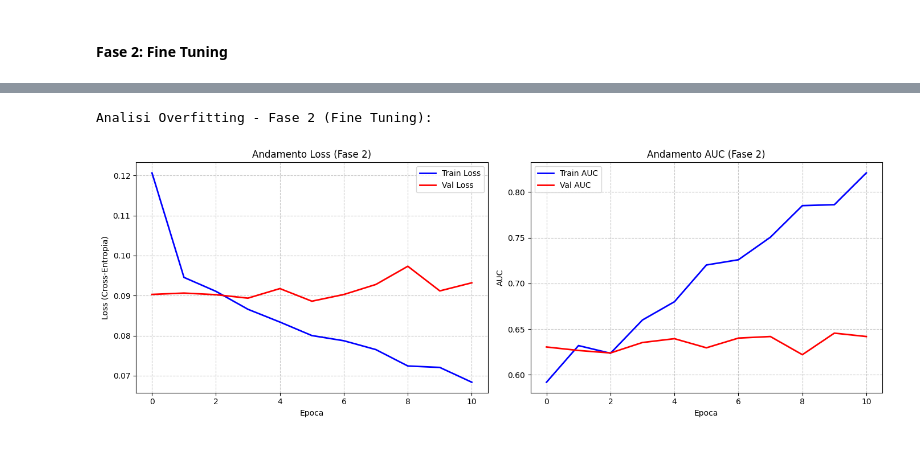
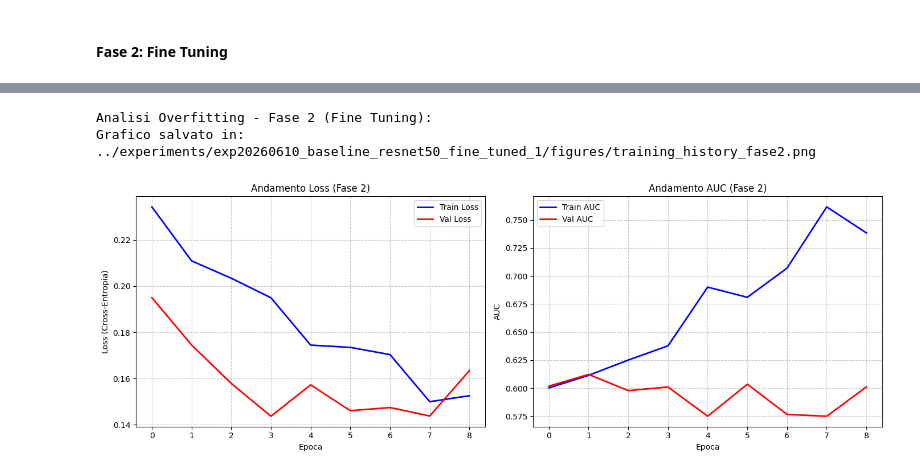
Before and after one commit to MarrasFederico/MammoDiffusion-v1.1, a Jupyter notebook: notebooks/05_model_baseline_classificatore.ipynb, the cells around one changed output, grey strips where cells are left out. Drawn from its saved outputs; the diff is of its cells as text; code cells hidden in the pictures.

```diff
--- a/notebooks/05_model_baseline_classificatore.ipynb
+++ b/notebooks/05_model_baseline_classificatore.ipynb
@@ -62,7 +65,7 @@ IMAGENET_MEAN = tf.constant([0.485, 0.456, 0.406])
 IMAGENET_STD = tf.constant([0.229, 0.224, 0.225])
 
 # Cartella per salvare i modelli
-OUTPUT_DIR = os.path.join(BASE_PATH, 'experiments', 'exp20260608_baseline_resnet50_fine_tuned')
+OUTPUT_DIR = os.path.join(BASE_PATH, 'experiments', 'exp20260610_baseline_resnet50_fine_tuned_2')
 os.makedirs(OUTPUT_DIR, exist_ok=True)
 
 # Imposta il seed per la riproducibilità
@@ -243,14 +259,14 @@ W0000 00:00:1781037336.700416   13769 prefetch_autotuner.cc:55] Prefetch autotun
 # %% [markdown]
 #### Fase 2: Fine Tuning
 # %%
-# Scongela l'intero modello base
 base_model.trainable = True
+set_trainable = False
 
-# Ricongela i layer inferiori, lasciando allenabili solo gli ultimi 7
-for layer in base_model.layers[:-7]:
-    layer.trainable = False
+for layer in base_model.layers:
+    if layer.name == 'conv5_block3_1_conv':
+        set_trainable = True
+    layer.trainable = set_trainable
 
-# Ricontrolla i layer allenabili
 print(f"Totale layer nel base_model: {len(base_model.layers)}")
 print(f"Layer addestrabili: {len(model.trainable_variables)}")
 
@@ -263,7 +279,6 @@ def focal_loss(gamma=2.0, alpha=0.75):
         return tf.reduce_mean(focal_weight * bce)
     return loss_fn
 
-# Ricompila il modello con un Learning Rate MOLTO basso (fondamentale!)
 model.compile(
     optimizer=keras.optimizers.Adam(learning_rate=1e-5),
     loss=focal_loss(gamma=2.0, alpha=0.75),
@@ -276,22 +291,23 @@ model.compile(
 
 callbacks_fase2 = [
     keras.callbacks.EarlyStopping(
-        monitor='val_loss', # stabile non oscilla
-        patience=5, # riducendo patience il segnale è più pulito
+        monitor='val_auc',
+        patience=5,
         min_delta=1e-3,
         restore_best_weights=True,
-        mode='min'
+        mode='max'
     ),
     keras.callbacks.ModelCheckpoint(
         os.path.join(OUTPUT_DIR, 'baseline_final_best.keras'),
-        monitor='val_auc', # salva il migliore per AUC
+        monitor='val_auc',
         save_best_only=True,
         mode='max'
     ),
     keras.callbacks.ReduceLROnPlateau(
-        monitor='val_loss',
+        monitor='val_auc',
         factor=0.5,
         patience=3,
+        mode='max',
         min_lr=1e-7
     )
 ]
@@ -300,7 +316,8 @@ history_phase2 = model.fit(
     train_ds,
     epochs=30,
     validation_data=val_ds,
+    class_weight=class_weight_dict,
     callbacks=callbacks_fase2
 )
 
-print(f"\nTraining completato. Il miglior modello è salvato in: {OUTPUT_DIR}baseline_final_best.keras")
+print(f"\nTraining completato. Il miglior modello è salvato in: {os.path.join(OUTPUT_DIR, 'baseline_final_best.keras')}")
@@ -329,31 +324,38 @@ Training completato. Il miglior modello è salvato in: ../experiments/exp2026060
 # %%
-def plot_training_history(history, title_suffix=""):
+def plot_training_history(history, title_suffix="", save_path=None):
     fig, (ax1, ax2) = plt.subplots(1, 2, figsize=(14, 5))
 
-    # Grafico della Loss (Ricerca la divergenza a "forbice")
     ax1.plot(history.history['loss'], label='Train Loss', color='blue', linewidth=2)
     ax1.plot(history.history['val_loss'], label='Val Loss', color='red', linewidth=2)
     ax1.set_title(f'Andamento Loss {title_suffix}')
     ax1.set_xlabel('Epoca')
     ax1.set_ylabel('Loss (Cross-Entropia)')
     ax1.legend()
     ax1.grid(True, linestyle='--', alpha=0.7)
 
-    # Grafico dell'AUC (Ricerca il divario tra train e val)
     ax2.plot(history.history['auc'], label='Train AUC', color='blue', linewidth=2)
     ax2.plot(history.history['val_auc'], label='Val AUC', color='red', linewidth=2)
     ax2.set_title(f'Andamento AUC {title_suffix}')
     ax2.set_xlabel('Epoca')
     ax2.set_ylabel('AUC')
     ax2.legend()
     ax2.grid(True, linestyle='--', alpha=0.7)
 
     plt.tight_layout()
+    if save_path:
+        fig.savefig(save_path, dpi=150, bbox_inches='tight')
+        print(f"Grafico salvato in: {save_path}")
     plt.show()
 
-# Tracciamo le curve della fase di fine-tuning
+FIGURES_DIR = os.path.join(OUTPUT_DIR, 'figures')
+os.makedirs(FIGURES_DIR, exist_ok=True)
+
 print("Analisi Overfitting - Fase 2 (Fine Tuning):")
-plot_training_history(history_phase2, "(Fase 2)")
+plot_training_history(
+    history_phase2, "(Fase 2)",
+    save_path=os.path.join(FIGURES_DIR, 'training_history_fase2.png')
+)
 # %% [output]
 Analisi Overfitting - Fase 2 (Fine Tuning):
+Grafico salvato in: ../experiments/exp20260610_baseline_resnet50_fine_tuned_1/figures/training_history_fase2.png
-[figure, old version]
+[figure, new version]
```
Also changed, not shown: parts of 10 cells of this notebook, 1 other file.
